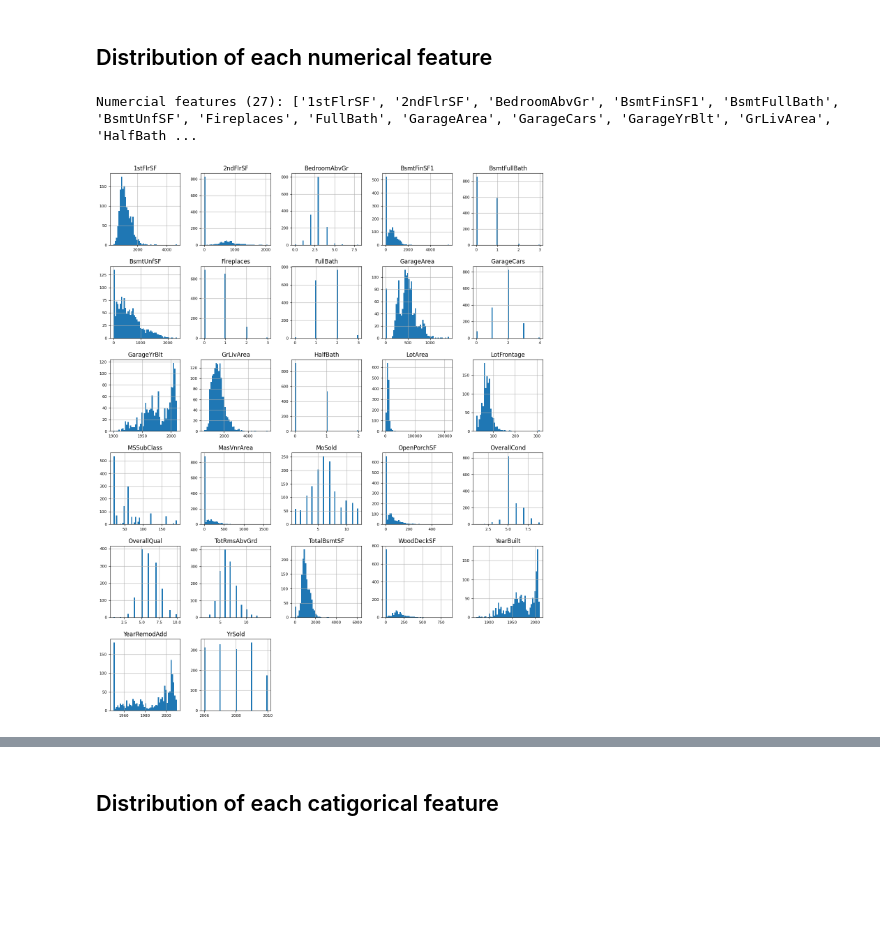
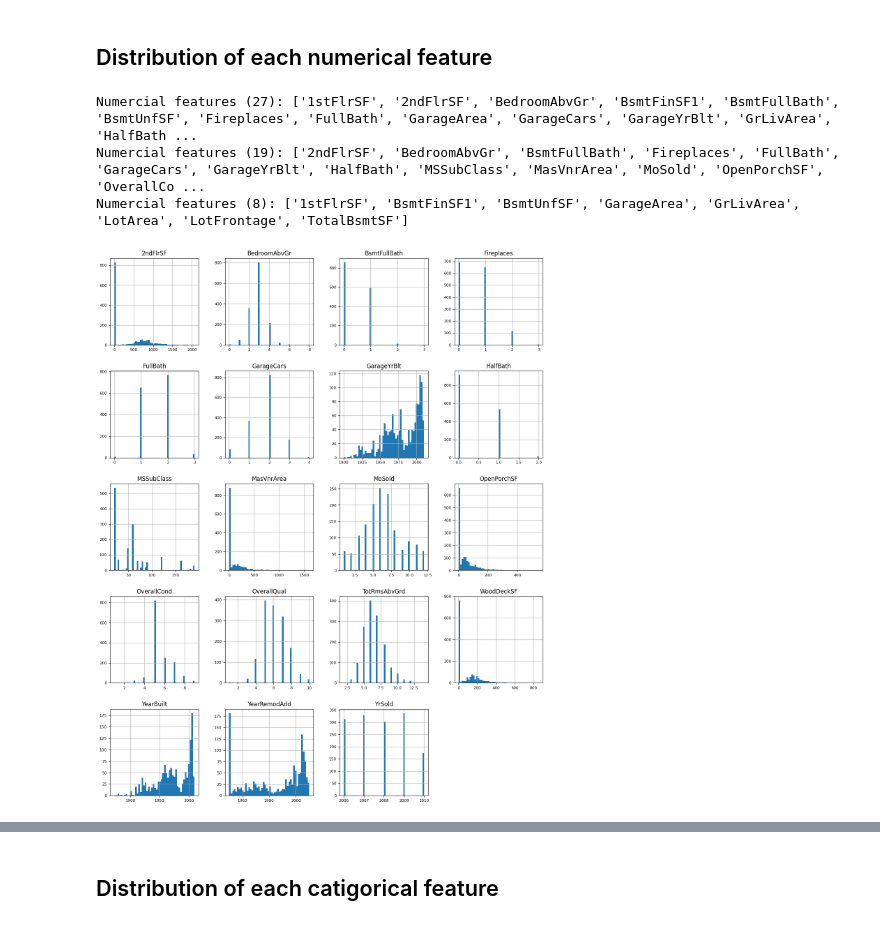
Before and after one commit to HelloSunPKU2023/Kaggle, a Jupyter notebook: HousePrice/HousePrice.ipynb, the cells around one changed output, grey strips where cells are left out. Drawn from its saved outputs; the diff is of its cells as text; code cells hidden in the pictures; blank space fills up the shorter version.

```diff
--- a/HousePrice/HousePrice.ipynb
+++ b/HousePrice/HousePrice.ipynb
@@ -123,6 +128,14 @@ X = X.drop(columns=columns_to_drop)
 
 feature_numerical = X.select_dtypes(exclude='object').columns.sort_values().to_list()
 
+# Numerical features following uniform distrution
+feature_numerical_norm = ['1stFlrSF', 'BsmtFinSF1', 'BsmtUnfSF', 'GarageArea',
+                          'GrLivArea', 'LotArea', 'LotFrontage', 'TotalBsmtSF']
+# feature_numerical_norm = []
+
+feature_numerical_uniform = [key for key in feature_numerical
+                              if key not in feature_numerical_norm]
+
 feature_categorical = X.select_dtypes(include='object').columns.sort_values().to_list()
 
 feature_categorical_Ordinal = [
@@ -135,11 +148,15 @@ feature_categorical_Ordinal.sort()
 feature_categorical_OneHot = [key for key in feature_categorical
                               if key not in feature_categorical_Ordinal]
 
+print('--------OVERVIEW----------')
+
 print(f'All features (\033[95m{len(features_all)}\
 \033[0m): \033[94m{features_all}\033[0m')
 
 print(f'Features to drop (\033[91m{len(columns_to_drop)}\
 \033[0m): \033[94m{columns_to_drop}\033[0m')
+
+print('--------CATEGORICAL----------')
 
 print(f'Categorical cat features (\033[95m{len(feature_categorical)}\
 \033[0m): \033[94m{feature_categorical}\033[0m')
@@ -150,6 +167,14 @@ print(f'Ordinal cat features (\036[95m{len(feature_categorical_Ordinal)}\
 print(f'None-ordinal cat features (\033[95m{len(feature_categorical_OneHot)}\
 \033[0m): \033[94m{feature_categorical_OneHot}\033[0m')
 
+print('---------NUMERICAL---------')
+
 print(f'Numercial features (\033[95m{len(feature_numerical)}\
 \033[0m): \033[94m{feature_numerical}\033[0m')
+
+print(f'Numercial features (\033[95m{len(feature_numerical_norm)}\
+\033[0m): \033[94m{feature_numerical_norm}\033[0m')
+
+print(f'Numercial features (\033[95m{len(feature_numerical_uniform)}\
+\033[0m): \033[94m{feature_numerical_uniform}\033[0m')
 # %% [output]
@@ -166,12 +196,24 @@ Numercial features (27): ['1stFlrSF', '2ndFlrSF', 'BedroomAbvGr', 'BsmtFinSF1',
 # %%
 print(f'Numercial features (\033[94m{len(feature_numerical)}\
 \033[0m): \033[94m{feature_numerical}\033[0m')
 
-X[feature_numerical].hist(
+print(f'Numercial features (\033[94m{len(feature_numerical_uniform)}\
+\033[0m): \033[94m{feature_numerical_uniform}\033[0m')
+X[feature_numerical_uniform].hist(
     figsize=(16, 20),
     bins=50,
     xlabelsize=8,
     ylabelsize=8);
+
+print(f'Numercial features (\033[94m{len(feature_numerical_norm)}\
+\033[0m): \033[94m{feature_numerical_norm}\033[0m')
+X[feature_numerical_norm].hist(
+    figsize=(16, 20),
+    bins=50,
+    xlabelsize=8,
+    ylabelsize=8);
 # %% [output]
 Numercial features (27): ['1stFlrSF', '2ndFlrSF', 'BedroomAbvGr', 'BsmtFinSF1', 'BsmtFullBath', 'BsmtUnfSF', 'Fireplaces', 'FullBath', 'GarageArea', 'GarageCars', 'GarageYrBlt', 'GrLivArea', 'HalfBath ...
+Numercial features (19): ['2ndFlrSF', 'BedroomAbvGr', 'BsmtFullBath', 'Fireplaces', 'FullBath', 'GarageCars', 'GarageYrBlt', 'HalfBath', 'MSSubClass', 'MasVnrArea', 'MoSold', 'OpenPorchSF', 'OverallCo ...
+Numercial features (8): ['1stFlrSF', 'BsmtFinSF1', 'BsmtUnfSF', 'GarageArea', 'GrLivArea', 'LotArea', 'LotFrontage', 'TotalBsmtSF']
-[figure, old version]
+[figure, new version]
```
Also changed, not shown: parts of 17 cells of this notebook.
